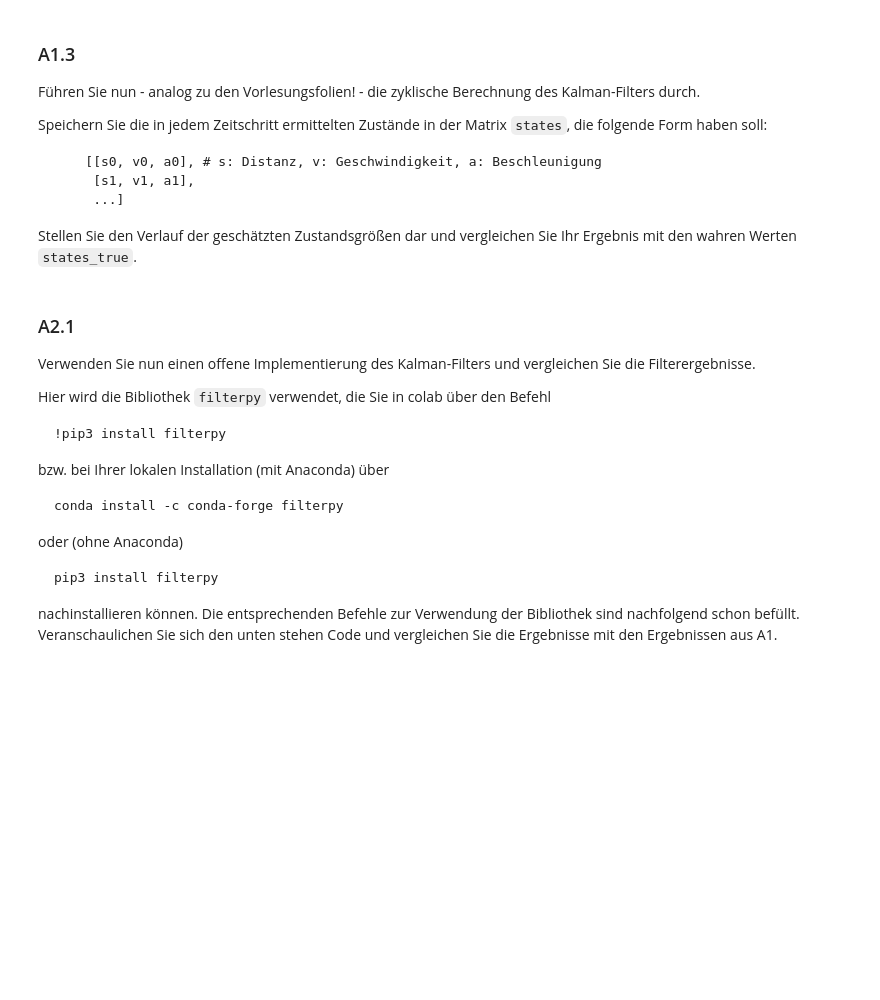
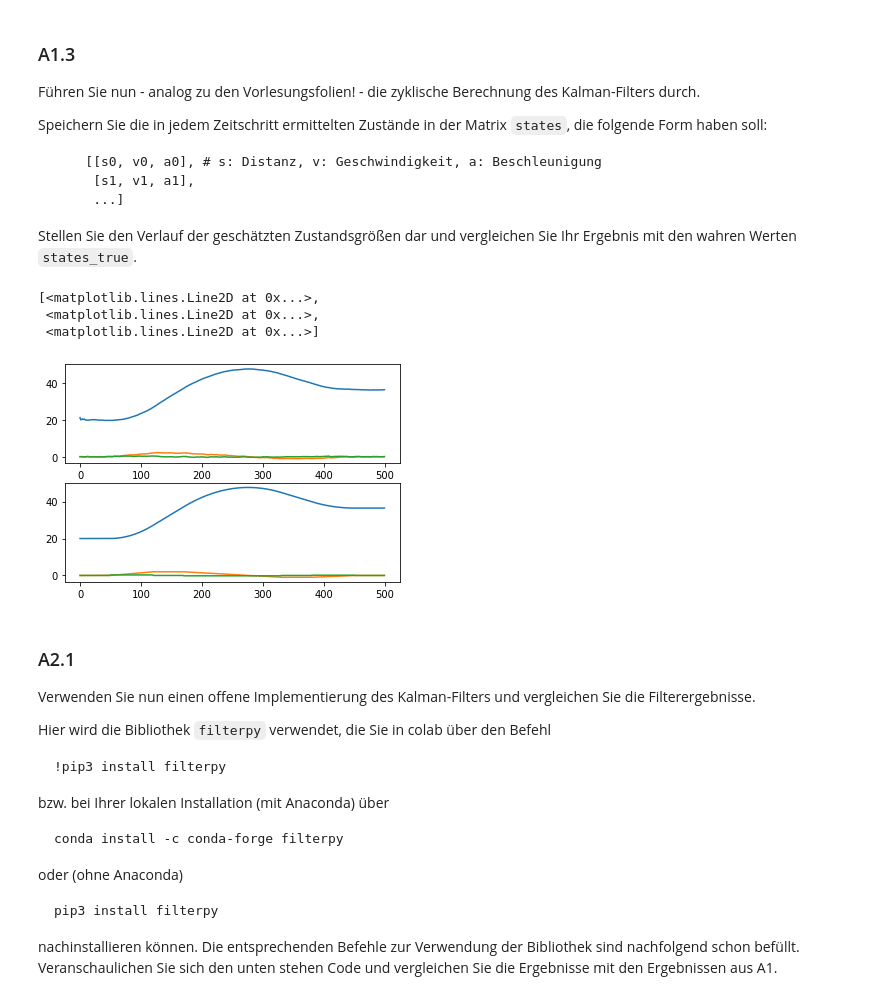
Before and after one commit to Braafisch/ASD-Assignments, a Jupyter notebook: asd_assignment6/asd_assignment6.ipynb, the cells around one changed output. Drawn from its saved outputs; the diff is of its cells as text; code cells hidden in the pictures; blank space fills up the shorter version.

```diff
--- a/asd_assignment6/asd_assignment6.ipynb
+++ b/asd_assignment6/asd_assignment6.ipynb
@@ -88,3 +100,40 @@ states = np.zeros((y.shape[0], 3))
+# %%
+x0 = np.array([[y[0,1]], [y[0,2]], [0]])
+P0 = np.array([[10**2, 0, 0], [0, 10**2, 0], [0, 0, 0.2**2]])
+
+u = np.zeros((y.shape[0],)) # control input, not used here, so set to zero
+states = np.zeros((y.shape[0], 3))
+
+x = x0
+P = P0
+
+# HIER CODE EINFUEGEN
+for k in range(y.shape[0]):
+
+    CPCT = np.linalg.multi_dot([C, P, C.T]) # CPCT = C*P*C'
+    assert CPCT.shape == (3, 3)
+    K = np.linalg.multi_dot([P, C.T, np.linalg.pinv(CPCT + R)]) # K = P*C'*pinv(C*P*C'+R)
+    assert K.shape == (3,3)
+
+    I = np.eye(Bd.shape[0])
+    x = x + np.dot(K, np.reshape(y[k,:], (3,1)) - np.dot(C, x)) # x = x + K*(y - C+x)
+    P = np.dot(I - np.dot(K, C), P) # P = (I - K*C)*P
+
+    states[k,:] = x.T
+
+    x = np.dot(Ad, x) + Bd * u[k] # x = Ad*x + Bd*u
+    P = np.dot(Ad, np.dot(P, Ad.T)) + np.dot(G, np.dot(Q, G.T)) # P = P = Ad*P*Ad’ + G*Q*G’
+
+plt.subplot(2,1,1)
+plt.plot(states)
+
+plt.subplot(2,1,2)
+plt.plot(states_true)
+# %% [output]
+[<matplotlib.lines.Line2D at 0x...>,
+ <matplotlib.lines.Line2D at 0x...>,
+ <matplotlib.lines.Line2D at 0x...>]
+[figure, added]
 # %% [markdown]
 ### A2.1
 
```
Also changed, not shown: parts of 6 cells of this notebook.
